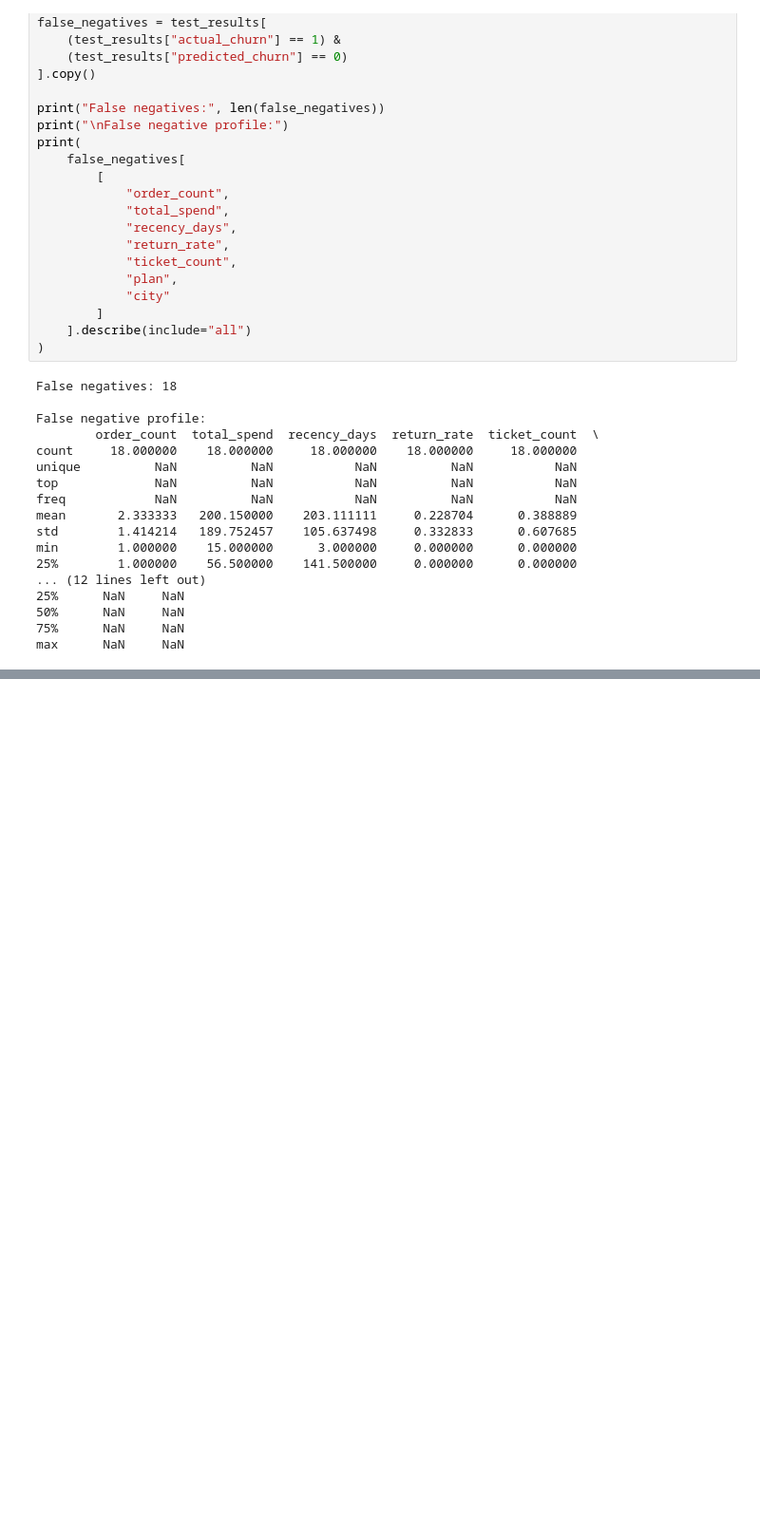
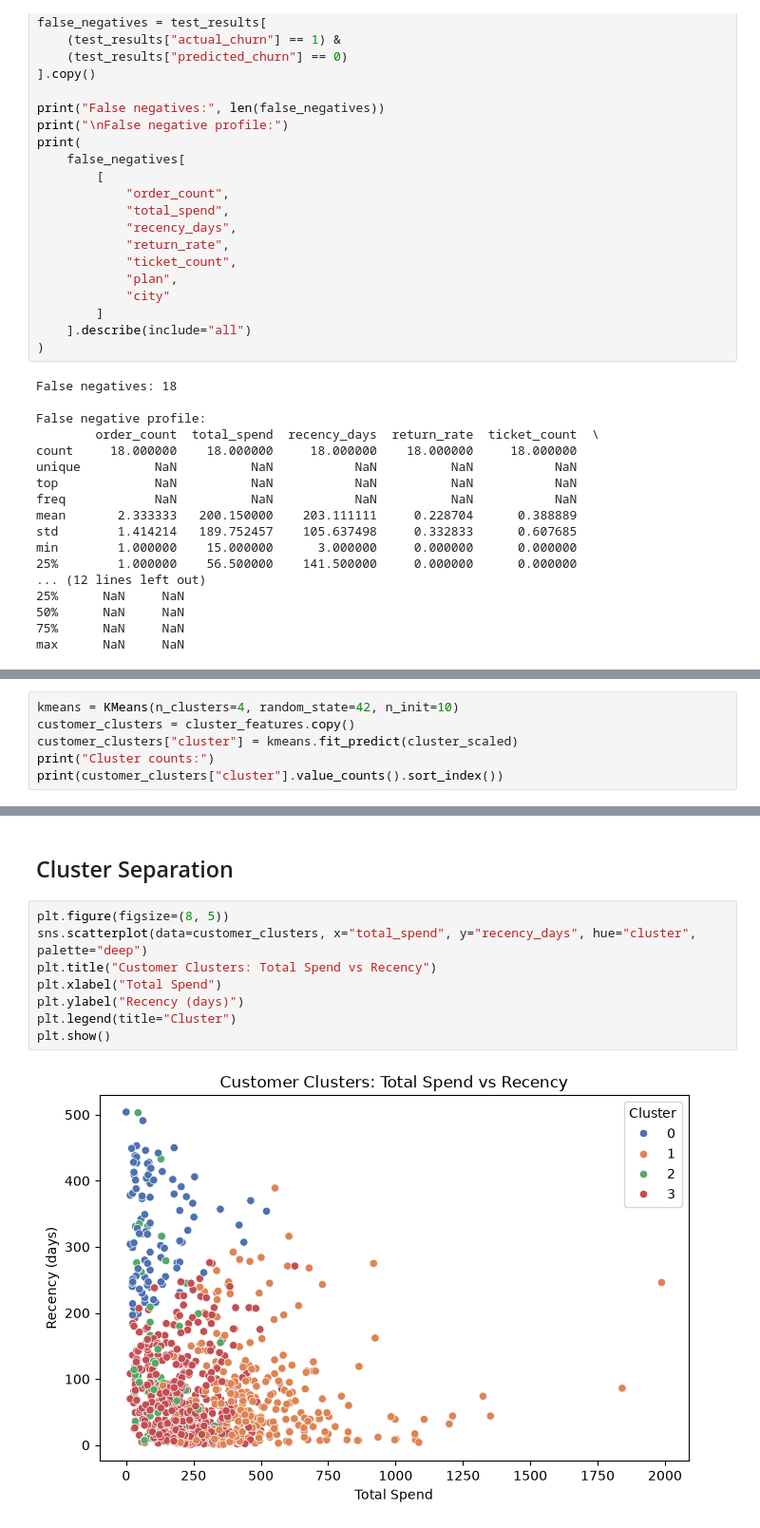
Before and after one commit to sivaepathusa/Pulsecart, a Jupyter notebook: analysis.ipynb, the cells around one changed output, grey strips where cells are left out. Shown at 95% size. Saved outputs shown, nothing was run; the diff lists cells and outputs as text; blank space fills up the shorter version.

```diff
--- a/analysis.ipynb
+++ b/analysis.ipynb
@@ -947,0 +989,6 @@ The missed customers were spread across 9 cities, so the errors were not concent
+# %%
+kmeans = KMeans(n_clusters=4, random_state=42, n_init=10)
+customer_clusters = cluster_features.copy()
+customer_clusters["cluster"] = kmeans.fit_predict(cluster_scaled)
+print("Cluster counts:")
+print(customer_clusters["cluster"].value_counts().sort_index())
@@ -947,0 +1030,12 @@ The missed customers were spread across 9 cities, so the errors were not concent
+# %% [markdown]
+## Cluster Separation
+# %%
+plt.figure(figsize=(8, 5))
+sns.scatterplot(data=customer_clusters, x="total_spend", y="recency_days", hue="cluster", palette="deep")
+plt.title("Customer Clusters: Total Spend vs Recency")
+plt.xlabel("Total Spend")
+plt.ylabel("Recency (days)")
+plt.legend(title="Cluster")
+plt.show()
+# %% [output]
+[figure, added]
```
Also changed, not shown: parts of 29 cells of this notebook.
